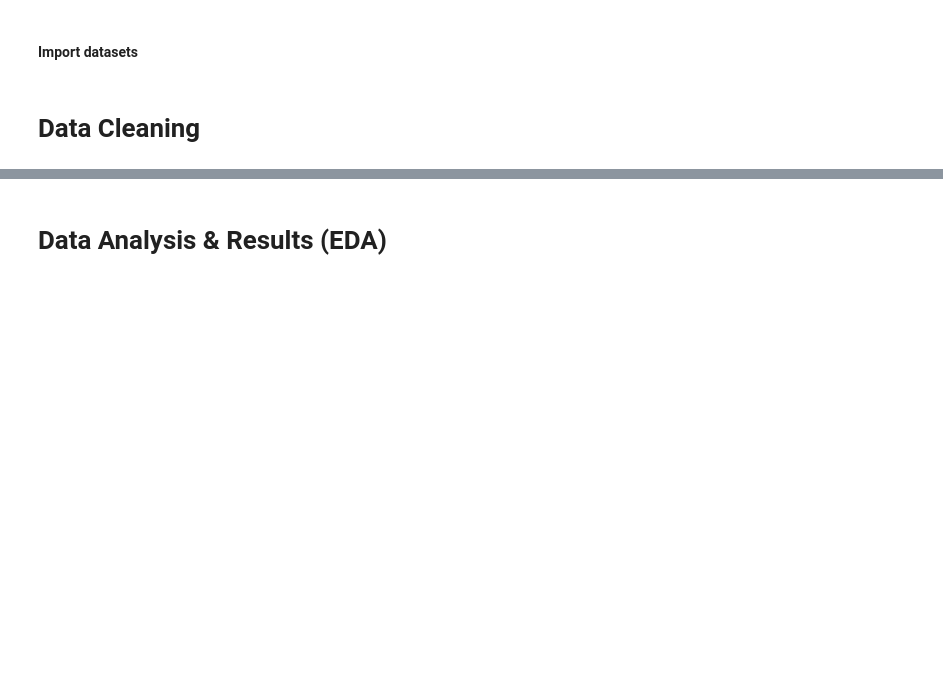
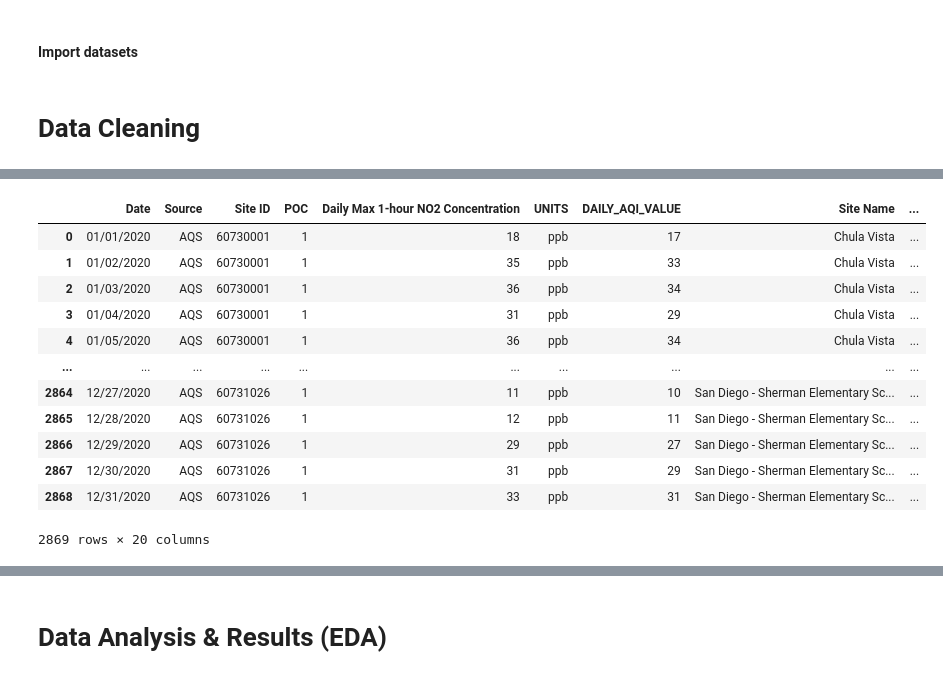
Before and after one commit to av1929/Covid19-AirQuality-SD-counties, a Jupyter notebook: EDACheckpointGroup062-Wi22.ipynb, the cells around one changed output, grey strips where cells are left out. Saved outputs shown, nothing was run; the diff lists cells and outputs as text; code cells hidden in the pictures; blank space fills up the shorter version.

```diff
--- a/EDACheckpointGroup062-Wi22.ipynb
+++ b/EDACheckpointGroup062-Wi22.ipynb
@@ -54,0 +124,16 @@ Describe your data cleaning steps here.
+# %%
+epa2020_df
+# %% [output]
+|  | Date | Source | Site ID | POC | Daily Max 1-hour NO2 Concentration | UNITS | DAILY_AQI_VALUE | Site Name | ... |
+| 0 | 01/01/2020 | AQS | 60730001 | 1 | 18 | ppb | 17 | Chula Vista | ... |
+| 1 | 01/02/2020 | AQS | 60730001 | 1 | 35 | ppb | 33 | Chula Vista | ... |
+| 2 | 01/03/2020 | AQS | 60730001 | 1 | 36 | ppb | 34 | Chula Vista | ... |
+| 3 | 01/04/2020 | AQS | 60730001 | 1 | 31 | ppb | 29 | Chula Vista | ... |
+| 4 | 01/05/2020 | AQS | 60730001 | 1 | 36 | ppb | 34 | Chula Vista | ... |
+| ... | ... | ... | ... | ... | ... | ... | ... | ... | ... |
+| 2864 | 12/27/2020 | AQS | 60731026 | 1 | 11 | ppb | 10 | San Diego - Sherman Elementary Sc... | ... |
+| 2865 | 12/28/2020 | AQS | 60731026 | 1 | 12 | ppb | 11 | San Diego - Sherman Elementary Sc... | ... |
+| 2866 | 12/29/2020 | AQS | 60731026 | 1 | 29 | ppb | 27 | San Diego - Sherman Elementary Sc... | ... |
+| 2867 | 12/30/2020 | AQS | 60731026 | 1 | 31 | ppb | 29 | San Diego - Sherman Elementary Sc... | ... |
+| 2868 | 12/31/2020 | AQS | 60731026 | 1 | 33 | ppb | 31 | San Diego - Sherman Elementary Sc... | ... |
+2869 rows × 20 columns
```
Also changed, not shown: parts of 32 cells of this notebook.
